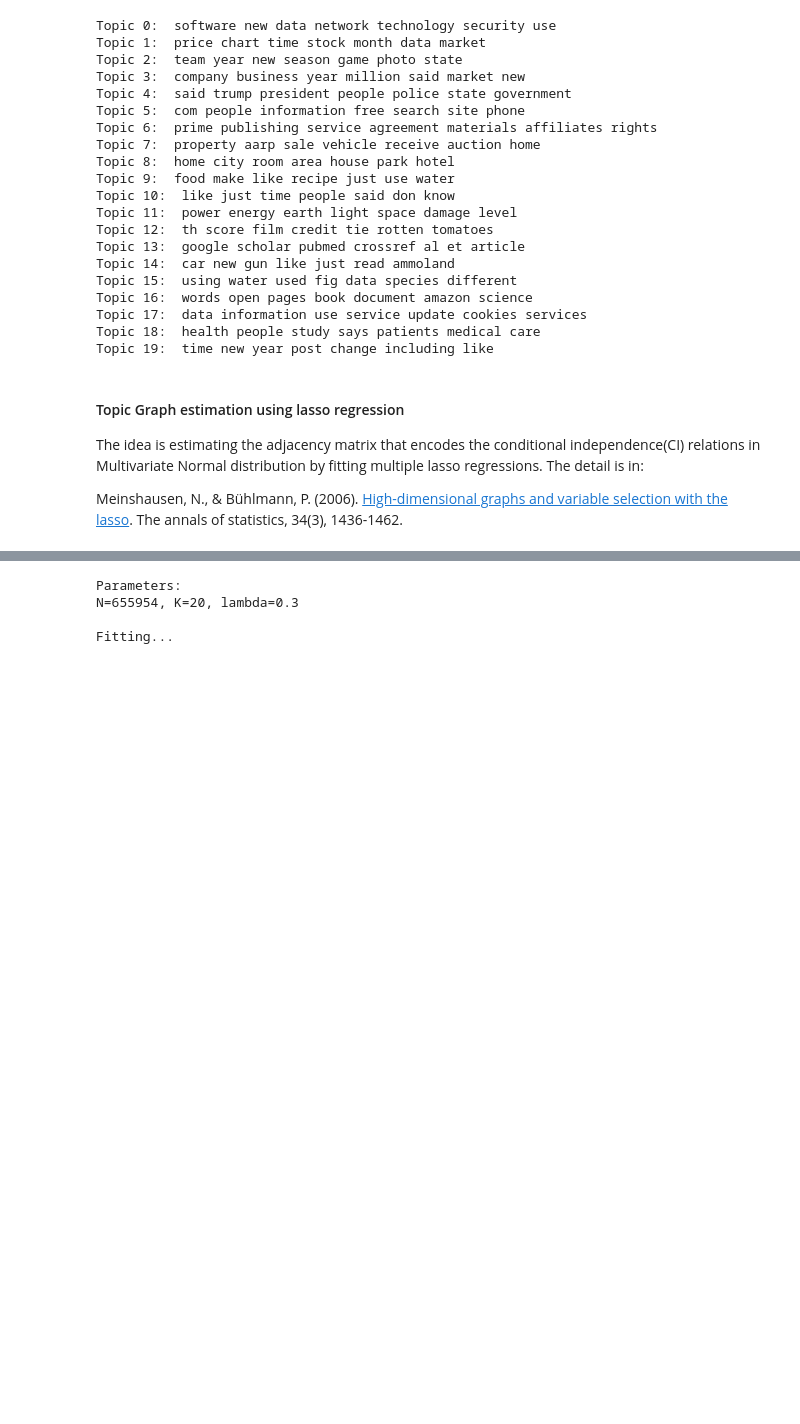
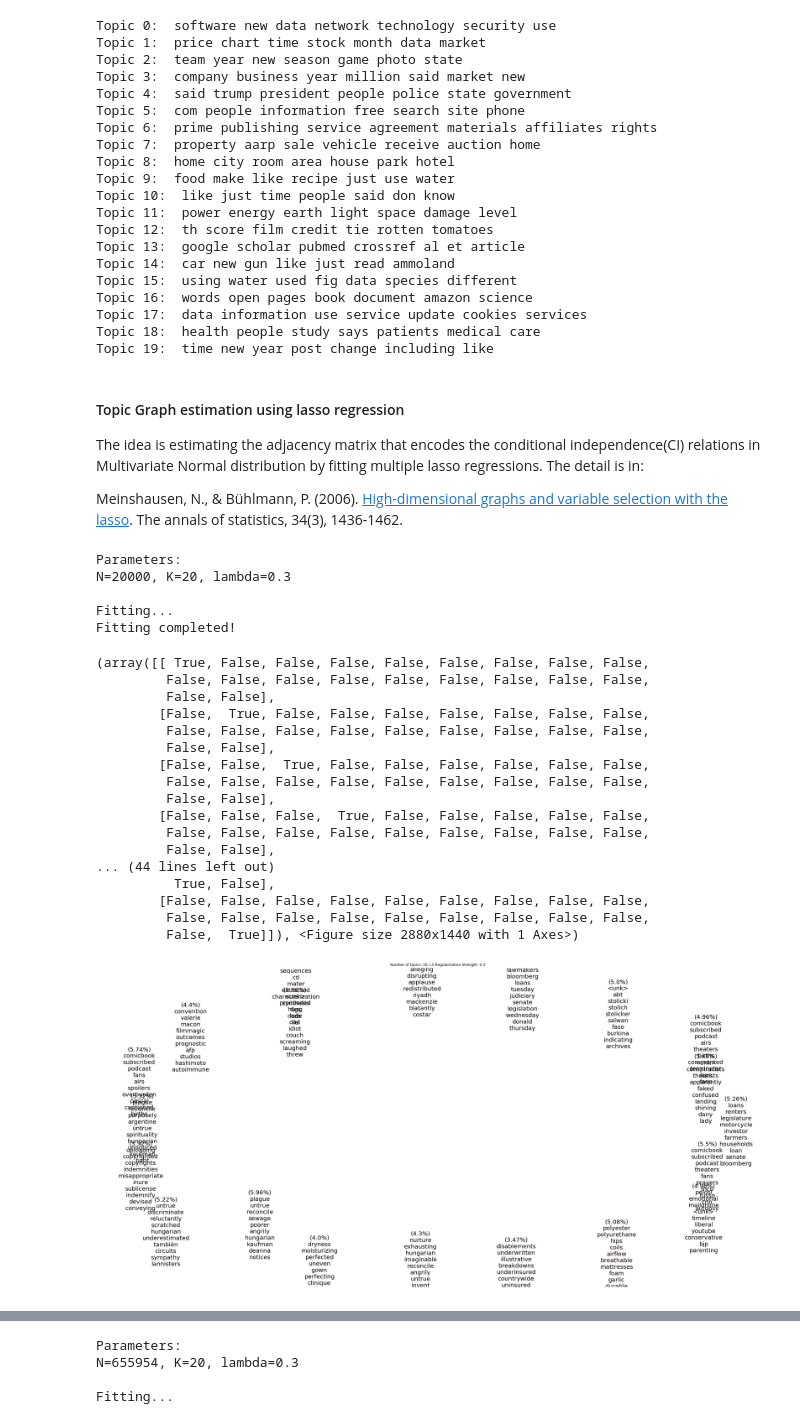
Before and after one commit to Rae-Jiang/Capstone-Topic-Modeling, a Jupyter notebook: CTM/Unsupervised Topic Discovery.ipynb, the cells around one changed output, grey strips where cells are left out. Drawn from its saved outputs; the diff is of its cells as text; code cells hidden in the pictures; blank space fills up the shorter version.

```diff
--- a/CTM/Unsupervised Topic Discovery.ipynb
+++ b/CTM/Unsupervised Topic Discovery.ipynb
@@ -401,0 +327,33 @@ def build_lasso_graph(x, l1_lambda, topic_words,both=True,):
+# %%
+#TEST
+import pickle as pkl
+path_final_lambda = '../data/var_mean.pkl'
+K = 20
+x_var_mean = pkl.load(open(path_final_lambda,"rb")).reshape(-1, K)
+topic_words = pkl.load(open('../data/topic_words.pkl',"rb"))
+# %%
+build_lasso_graph(x_var_mean,3e-1,topic_words)
+# %% [output]
+Parameters:
+N=20000, K=20, lambda=0.3
+
+Fitting...
+Fitting completed!
+(array([[ True, False, False, False, False, False, False, False, False,
+         False, False, False, False, False, False, False, False, False,
+         False, False],
+        [False,  True, False, False, False, False, False, False, False,
+         False, False, False, False, False, False, False, False, False,
+         False, False],
+        [False, False,  True, False, False, False, False, False, False,
+         False, False, False, False, False, False, False, False, False,
+         False, False],
+        [False, False, False,  True, False, False, False, False, False,
+         False, False, False, False, False, False, False, False, False,
+         False, False],
+... (44 lines left out)
+          True, False],
+        [False, False, False, False, False, False, False, False, False,
+         False, False, False, False, False, False, False, False, False,
+         False,  True]]), <Figure size 2880x1440 with 1 Axes>)
+[figure, added]
```
Also changed, not shown: parts of 6 cells of this notebook, 9 other files.
